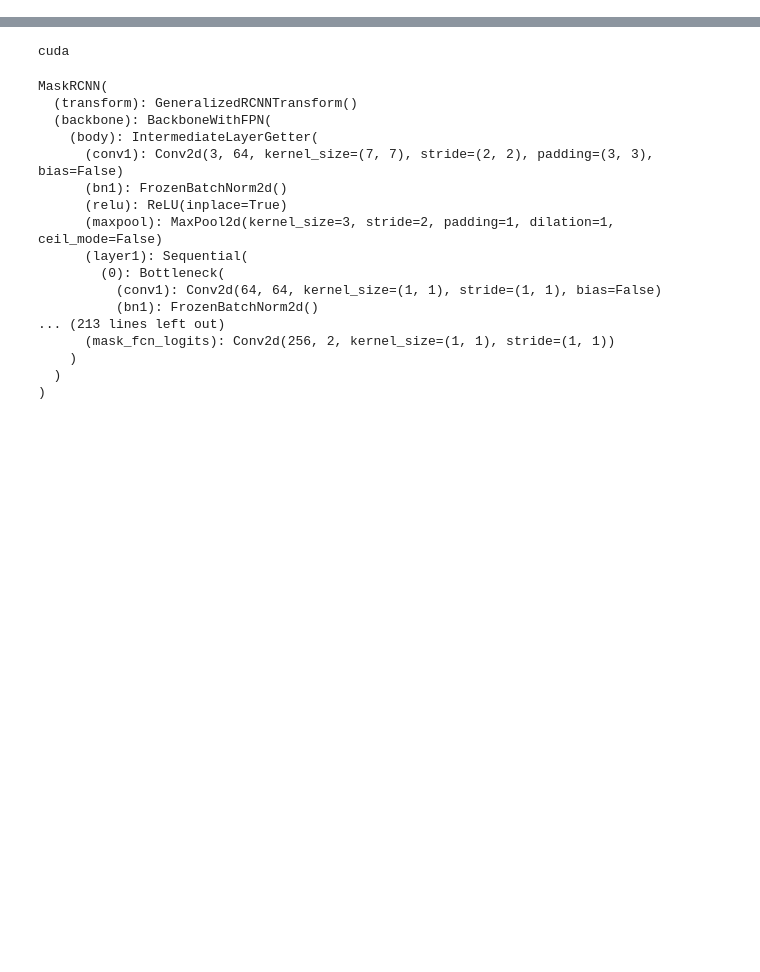
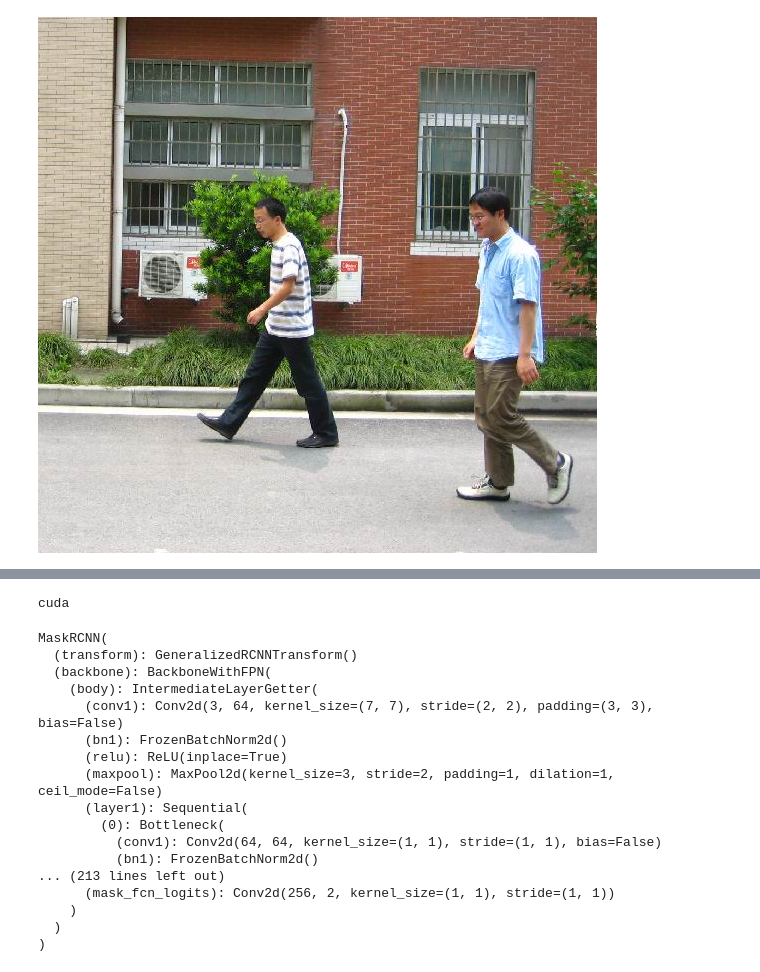
Before and after one commit to shxy0/torchTut, a Jupyter notebook: src/tc1_1.ipynb, the cells around one changed output, grey strips where cells are left out. Cells and saved outputs as stored; diff of their text form; code cells hidden in the pictures; blank space fills up the shorter version.

```diff
--- a/src/tc1_1.ipynb
+++ b/src/tc1_1.ipynb
@@ -175,3 +175,7 @@ sys.path.append('../references/detection')
 
 from engine import train_one_epoch, evaluate
 import utils
+# %%
+Image.open('../../data/PennFudanPed/PNGImages/FudanPed00001.png')
+# %% [output]
+[figure, added]
```
Also changed, not shown: parts of 4 cells of this notebook, 3 other files.
